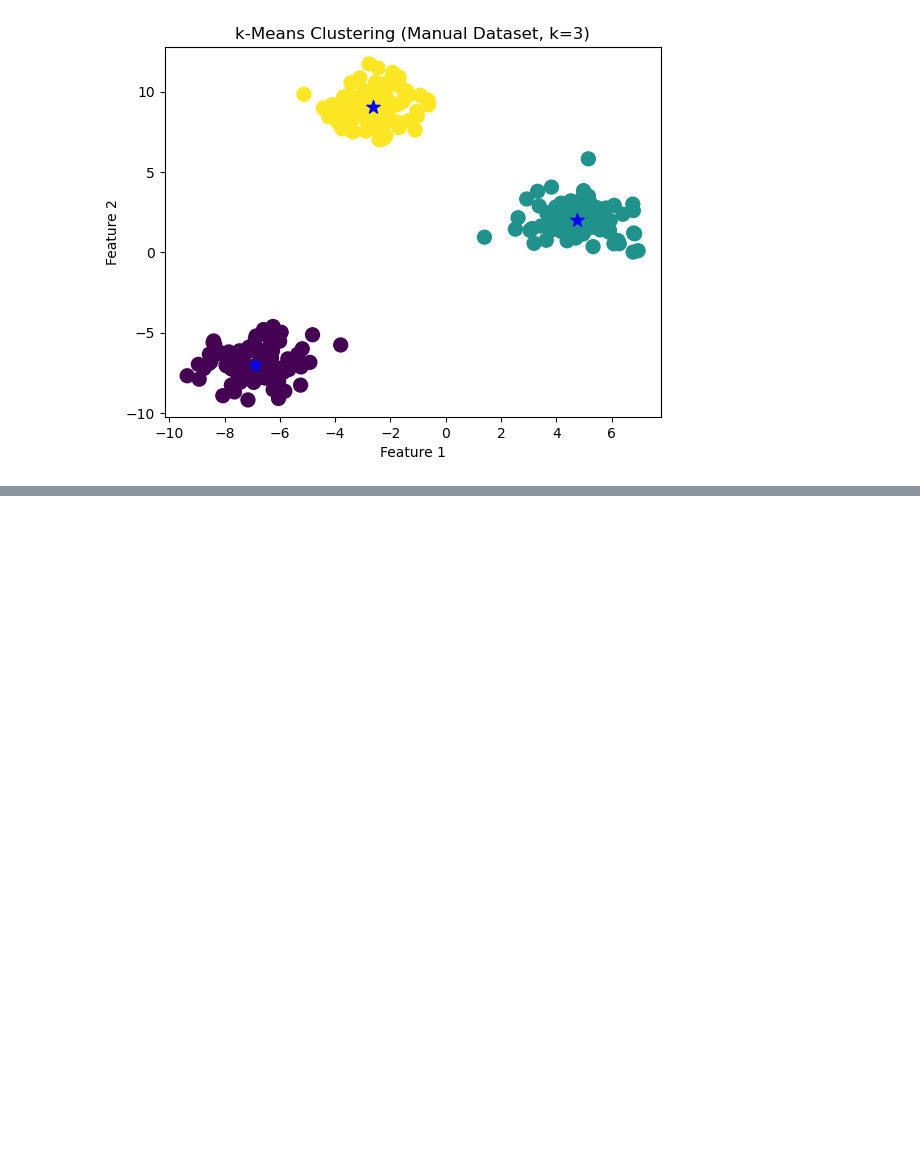
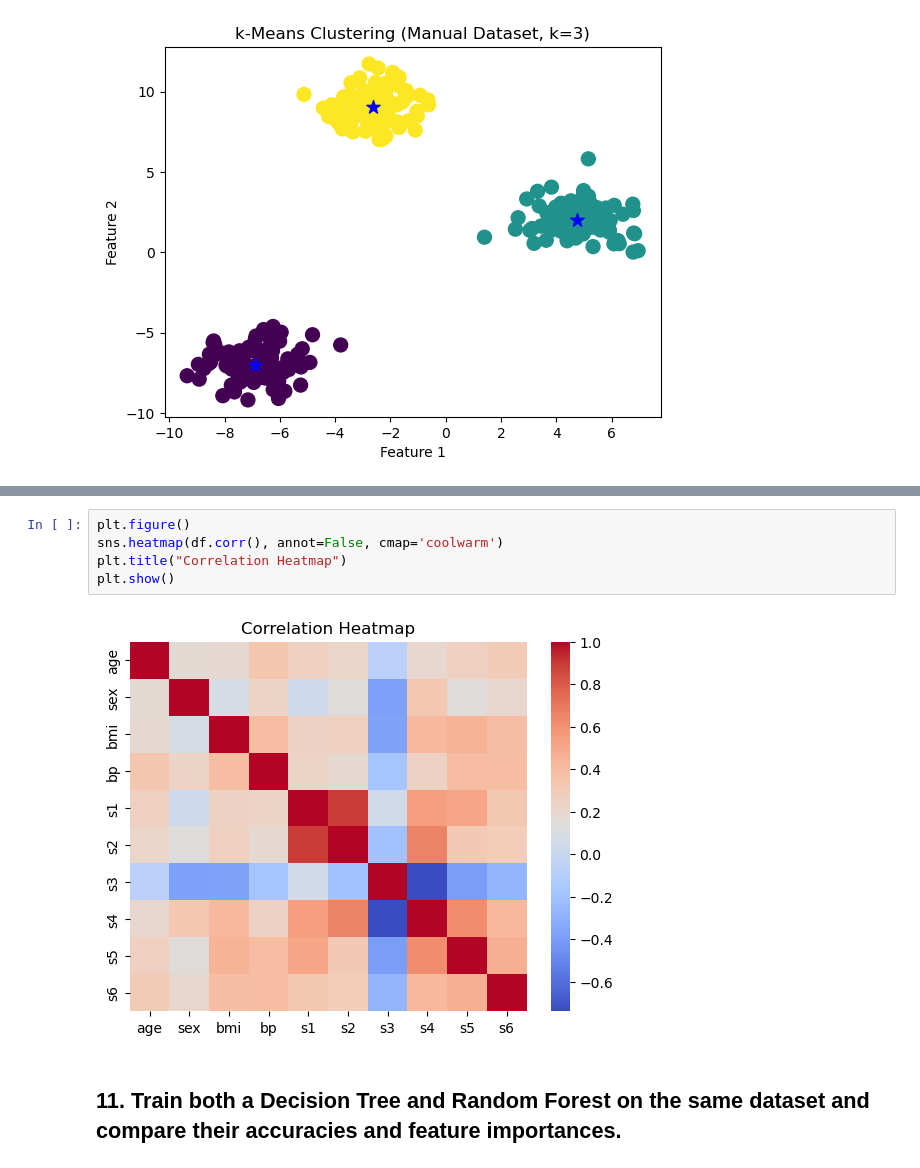
Before and after one commit to Rupeshkumar96/Python_program, a Jupyter notebook: Data_Science.ipynb, the cells around one changed output, grey strips where cells are left out. Cells and saved outputs as stored; diff of their text form; blank space fills up the shorter version.

```diff
--- a/Data_Science.ipynb
+++ b/Data_Science.ipynb
@@ -372,0 +477,9 @@ plt.show()
+# %%
+plt.figure()
+sns.heatmap(df.corr(), annot=False, cmap='coolwarm')
+plt.title("Correlation Heatmap")
+plt.show()
+# %% [output]
+[figure, added]
+# %% [markdown]
+## 11. Train both a Decision Tree and Random Forest on the same dataset and compare their accuracies and feature importances.
```
Also changed, not shown: parts of 33 cells of this notebook.
